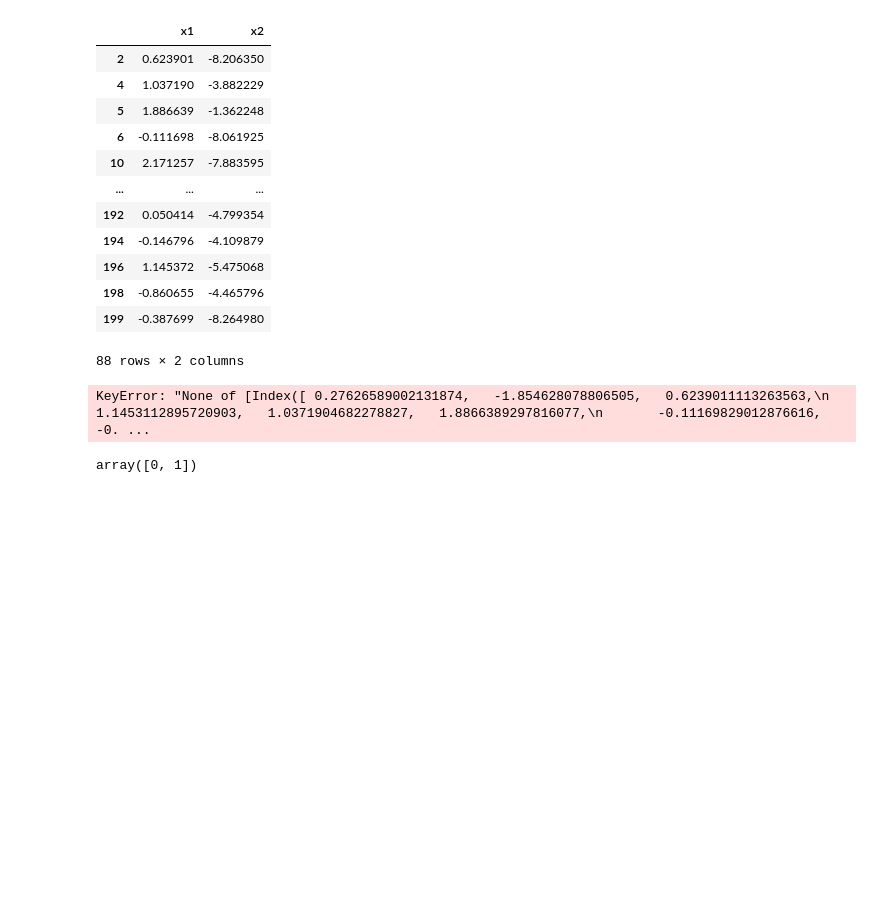
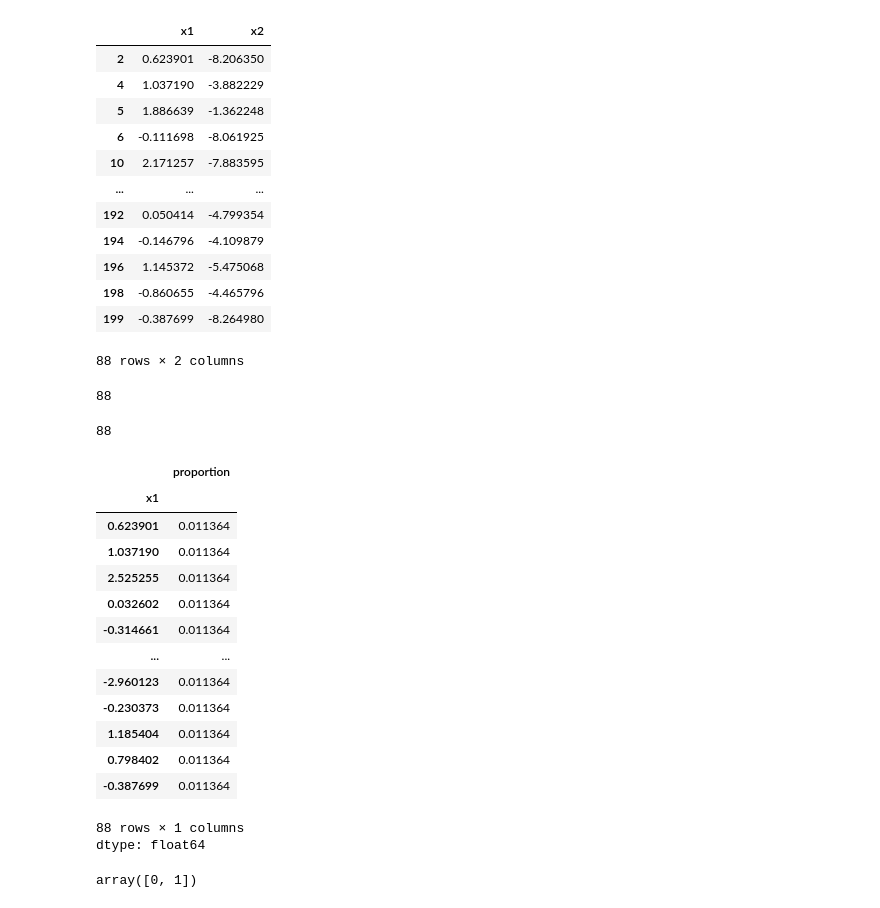
Before and after one commit to michaeledge27/CSCI290, a Jupyter notebook: notebooks/partnerProject2.ipynb, the cells around one changed output. Cells and saved outputs as stored; diff of their text form; code cells hidden in the pictures; blank space fills up the shorter version.

```diff
--- a/notebooks/partnerProject2.ipynb
+++ b/notebooks/partnerProject2.ipynb
@@ -164,11 +164,33 @@ subset
 | 198 | -0.860655 | -4.465796 |
 | 199 | -0.387699 | -8.264980 |
 88 rows × 2 columns
+# %%
+len(subset['x1'])
+# %% [output]
+88
+# %%
+subset['x1'].nunique()
+# %% [output]
+88
 # %%
-value_counts = subset[test['x1']].value_counts(normalize=True)
+value_counts = subset['x1'].value_counts(normalize=True)
 value_counts
 # %% [output]
+|  | proportion |
+| x1 |  |
+| 0.623901 | 0.011364 |
+| 1.037190 | 0.011364 |
+| 2.525255 | 0.011364 |
+| 0.032602 | 0.011364 |
+| -0.314661 | 0.011364 |
+| ... | ... |
+| -2.960123 | 0.011364 |
+| -0.230373 | 0.011364 |
+| 1.185404 | 0.011364 |
+| 0.798402 | 0.011364 |
+| -0.387699 | 0.011364 |
-KeyError: "None of [Index([ 0.27626589002131874,   -1.854628078806505,   0.6239011113263563,\n         1.1453112895720903,   1.0371904682278827,   1.8866389297816077,\n       -0.11169829012876616, -0. ...
+88 rows × 1 columns
+dtype: float64
 # %%
 from sklearn.naive_bayes import CategoricalNB, GaussianNB
 # %%
```
Also changed, not shown: parts of 11 cells of this notebook.
